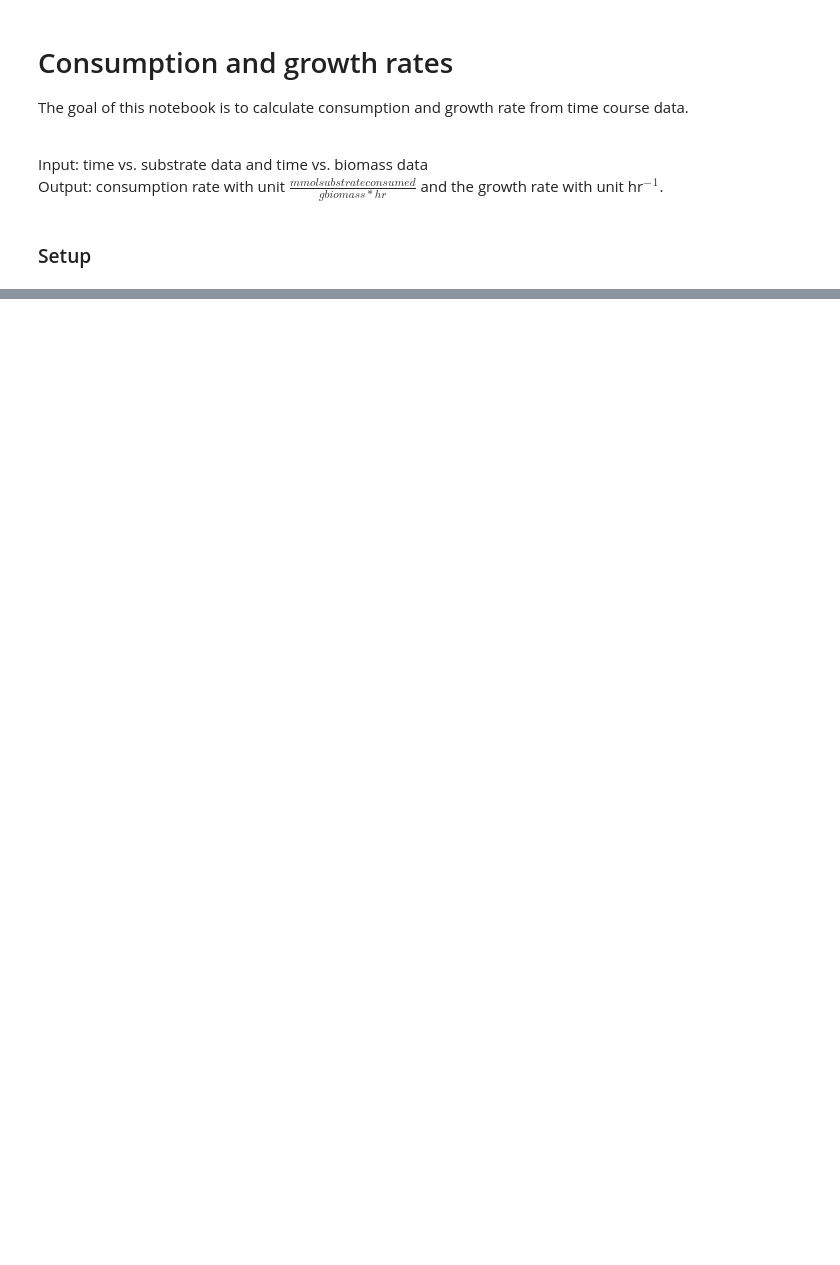
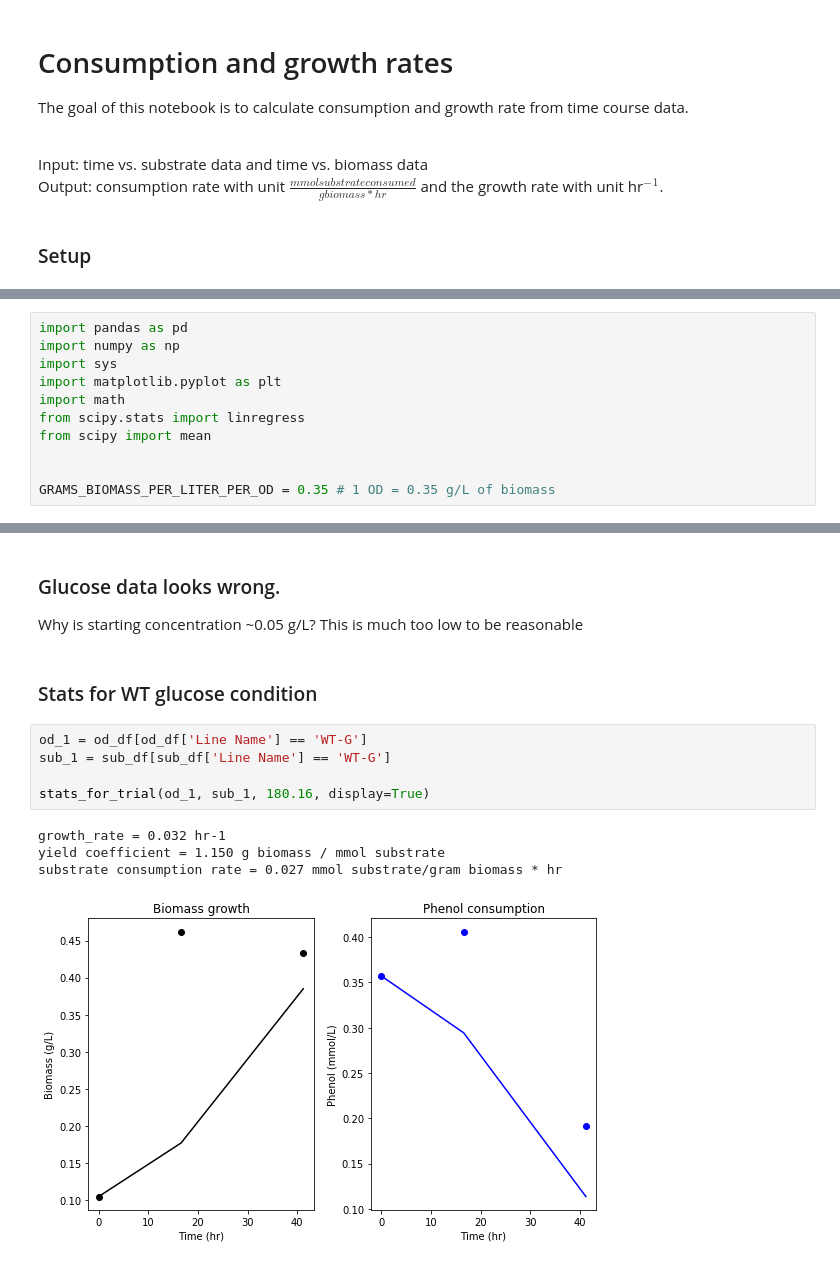
Before and after one commit to LBLQMM/RhodococcusGSM, a Jupyter notebook: Biodesign_gr/notebooks/consumption_and_growth_rates.ipynb, the cells around one changed output, grey strips where cells are left out. Cells and saved outputs as stored; diff of their text form; blank space fills up the shorter version.

```diff
--- a/Biodesign_gr/notebooks/consumption_and_growth_rates.ipynb
+++ b/Biodesign_gr/notebooks/consumption_and_growth_rates.ipynb
@@ -14,2 +12,13 @@ import pandas as pd
+# %%
+import pandas as pd
+import numpy as np
+import sys
+import matplotlib.pyplot as plt
+import math
+from scipy.stats import linregress
+from scipy import mean
+
+
+GRAMS_BIOMASS_PER_LITER_PER_OD = 0.35 # 1 OD = 0.35 g/L of biomass
 # %% [markdown]
 ### Yoneda et al. growth curves
@@ -21,0 +152,15 @@ ImportError: Missing optional dependency 'xlrd'. Install xlrd >= 1.0.0 for Excel
+# %% [markdown]
+### Glucose data looks wrong.
+Why is starting concentration ~0.05 g/L? This is much too low to be reasonable
+# %% [markdown]
+### Stats for WT glucose condition
+# %%
+od_1 = od_df[od_df['Line Name'] == 'WT-G']
+sub_1 = sub_df[sub_df['Line Name'] == 'WT-G']
+
+stats_for_trial(od_1, sub_1, 180.16, display=True)
+# %% [output]
+growth_rate = 0.032 hr-1
+yield coefficient = 1.150 g biomass / mmol substrate
+substrate consumption rate = 0.027 mmol substrate/gram biomass * hr
+[figure, added]
```
Also changed, not shown: parts of 30 cells of this notebook.
